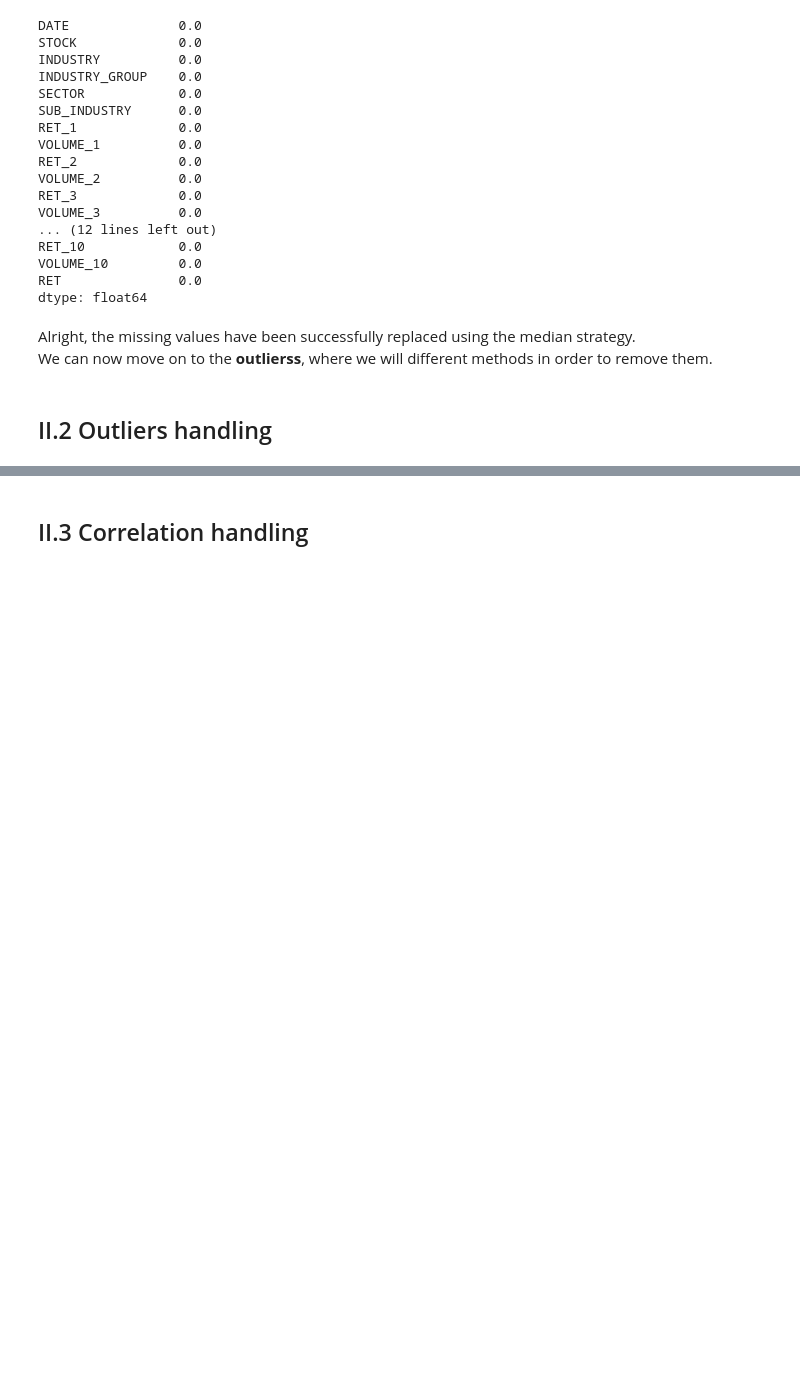
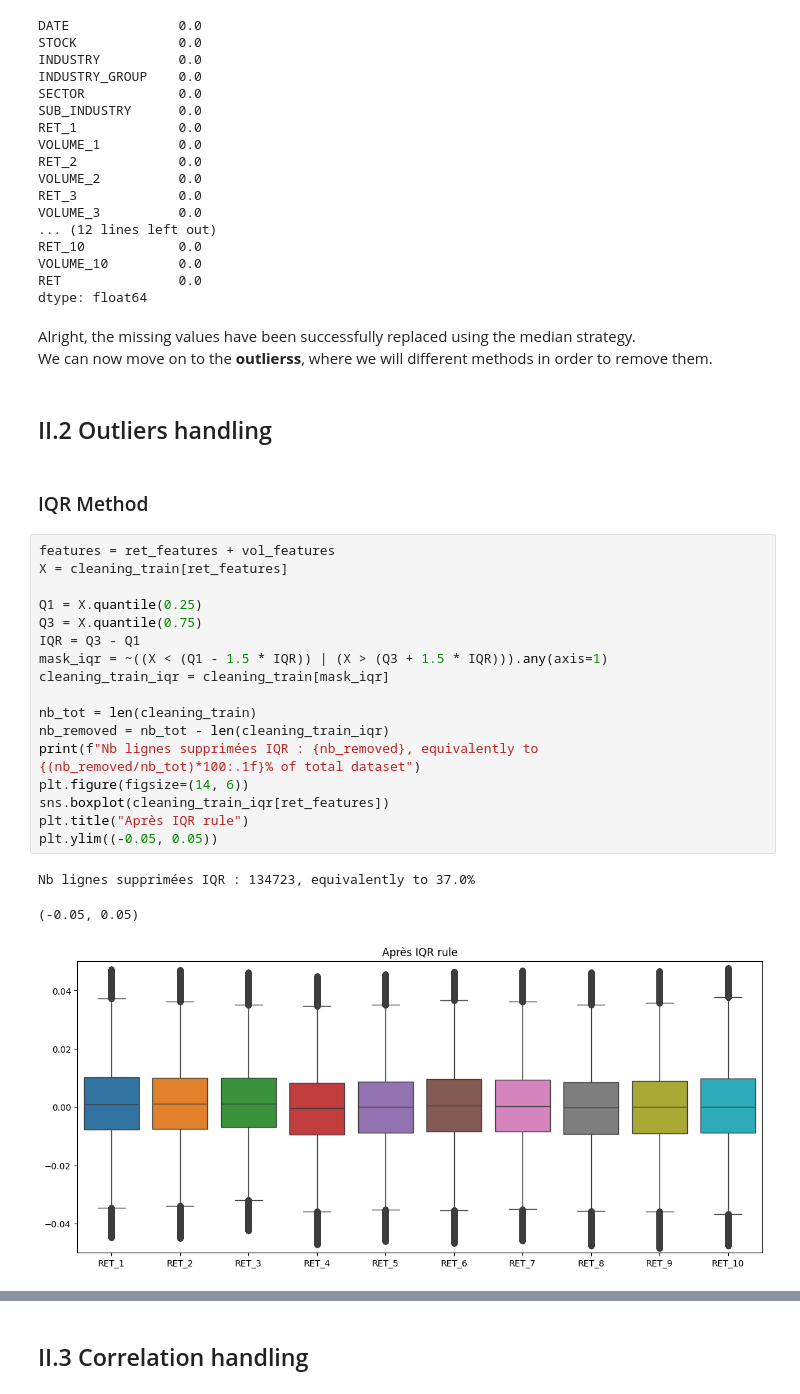
Before and after one commit to AxelPortier/QRT_Challenge_ENS, a Jupyter notebook: Test_Axel.ipynb, the cells around one changed output, grey strips where cells are left out. Drawn from its saved outputs; the diff is of its cells as text; blank space fills up the shorter version.

```diff
--- a/Test_Axel.ipynb
+++ b/Test_Axel.ipynb
@@ -395,3 +395,26 @@ Alright, the missing values have been successfully replaced using the median str
 We can now move on to the **outlierss**, where we will different methods in order to remove them.
 # %% [markdown]
 ## II.2 Outliers handling
+# %% [markdown]
+### IQR Method
+# %%
+features = ret_features + vol_features
+X = cleaning_train[ret_features]
+
+Q1 = X.quantile(0.25)
+Q3 = X.quantile(0.75)
+IQR = Q3 - Q1
+mask_iqr = ~((X < (Q1 - 1.5 * IQR)) | (X > (Q3 + 1.5 * IQR))).any(axis=1)
+cleaning_train_iqr = cleaning_train[mask_iqr]
+
+nb_tot = len(cleaning_train)
+nb_removed = nb_tot - len(cleaning_train_iqr)
+print(f"Nb lignes supprimées IQR : {nb_removed}, equivalently to {(nb_removed/nb_tot)*100:.1f}% of total dataset")
+plt.figure(figsize=(14, 6))
+sns.boxplot(cleaning_train_iqr[ret_features])
+plt.title("Après IQR rule")
+plt.ylim((-0.05, 0.05))
+# %% [output]
+Nb lignes supprimées IQR : 134723, equivalently to 37.0%
+(-0.05, 0.05)
+[figure, added]
```
Also changed, not shown: parts of 11 cells of this notebook.
